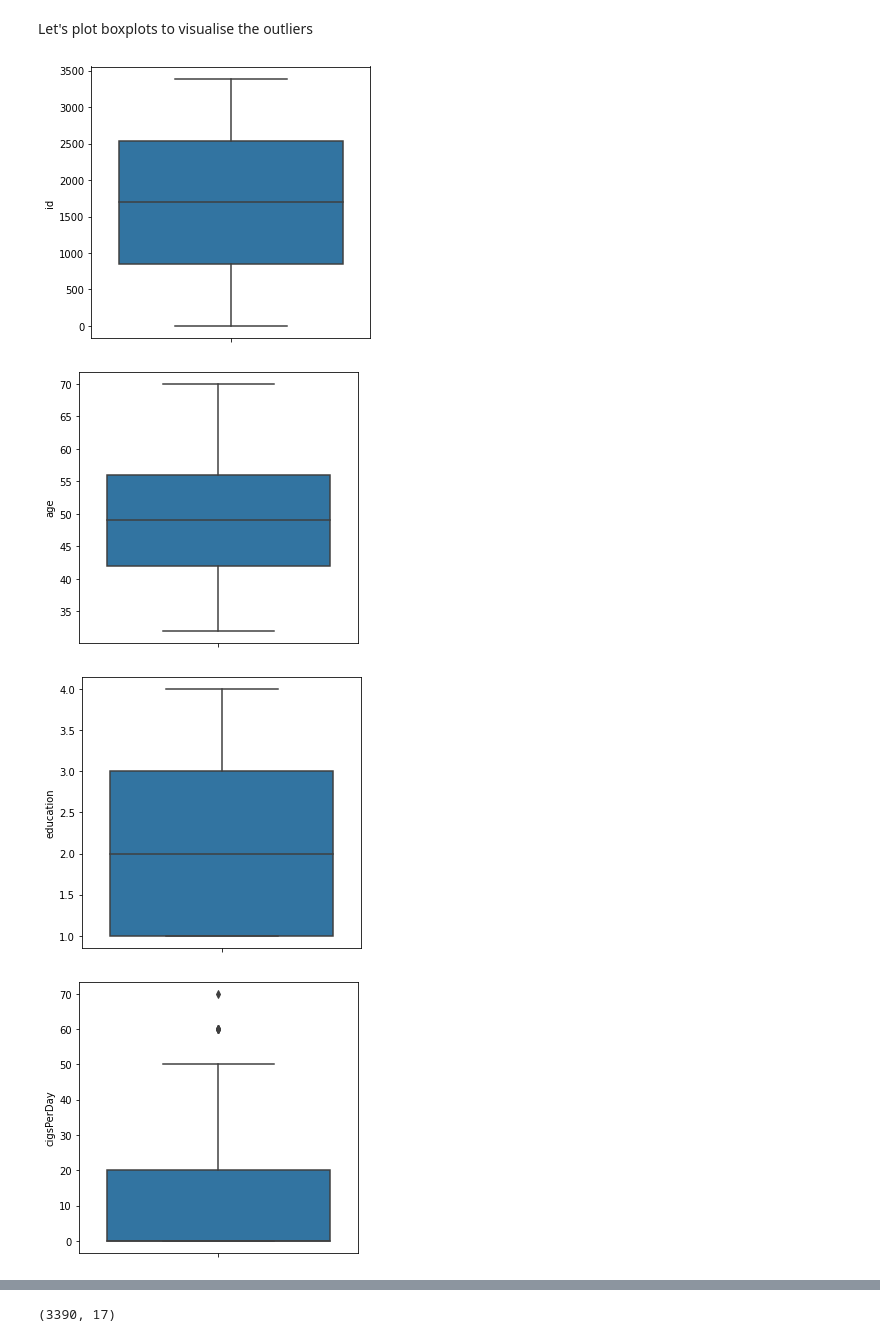
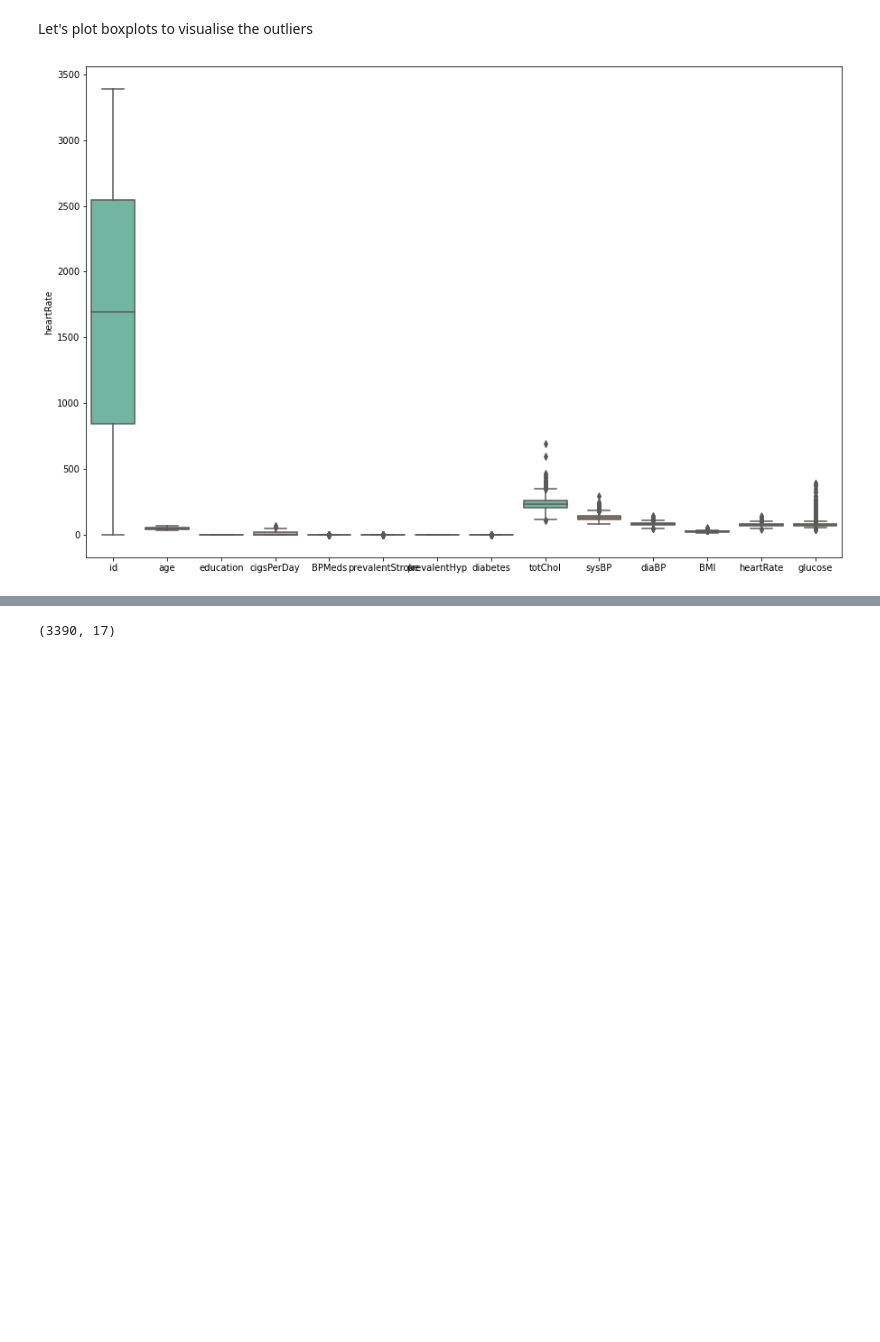
Before and after one commit to cpvivek/Coronary-Heart-Disease-Risk-Prediction, a Jupyter notebook: Capstone_Project_ML_Classification_Cardiovascular_Disease_Risk.ipynb, the cells around one changed output, grey strips where cells are left out. Saved outputs shown, nothing was run; the diff lists cells and outputs as text; code cells hidden in the pictures; blank space fills up the shorter version.

```diff
--- a/Capstone_Project_ML_Classification_Cardiovascular_Disease_Risk.ipynb
+++ b/Capstone_Project_ML_Classification_Cardiovascular_Disease_Risk.ipynb
@@ -396,14 +396,10 @@ numerical_features
 # %% [markdown]
 Let's plot boxplots to visualise the outliers
 # %%
-for col in numerical_features:
-  plt.figure(figsize=(5,5))
-  fig=sns.boxplot(y=df[col])
-  fig.set_ylabel(col)
+plt.figure(figsize=(15,10))
+fig=sns.boxplot(data=df[numerical_features],orient='v',palette='Set2')
+fig.set_ylabel(col)
 
-  plt.show()
+plt.show()
 # %% [output]
-[figure, old version]
+[figure, new version]
-[figure, removed]
-[figure, removed]
-[figure, removed]
```
Also changed, not shown: parts of 13 cells of this notebook.
